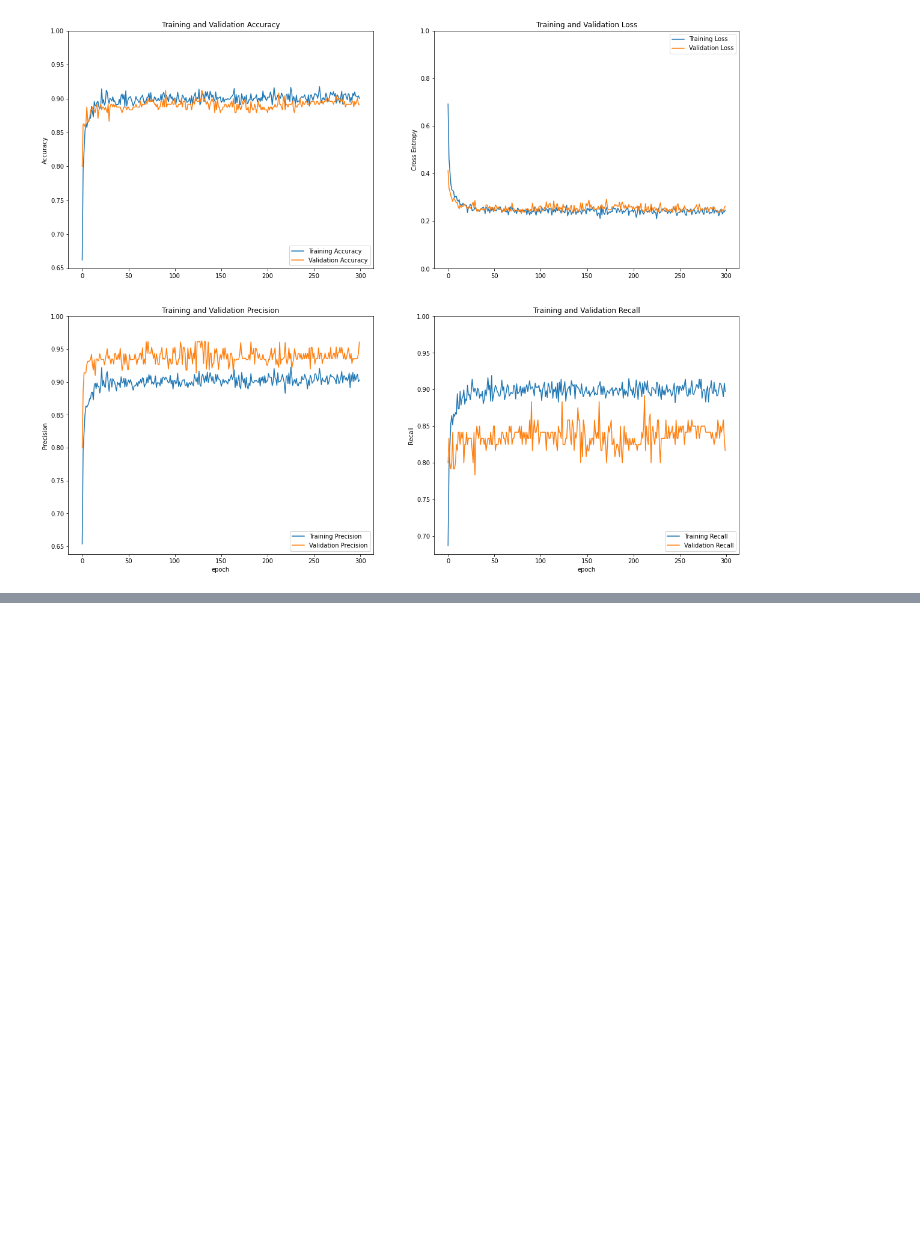
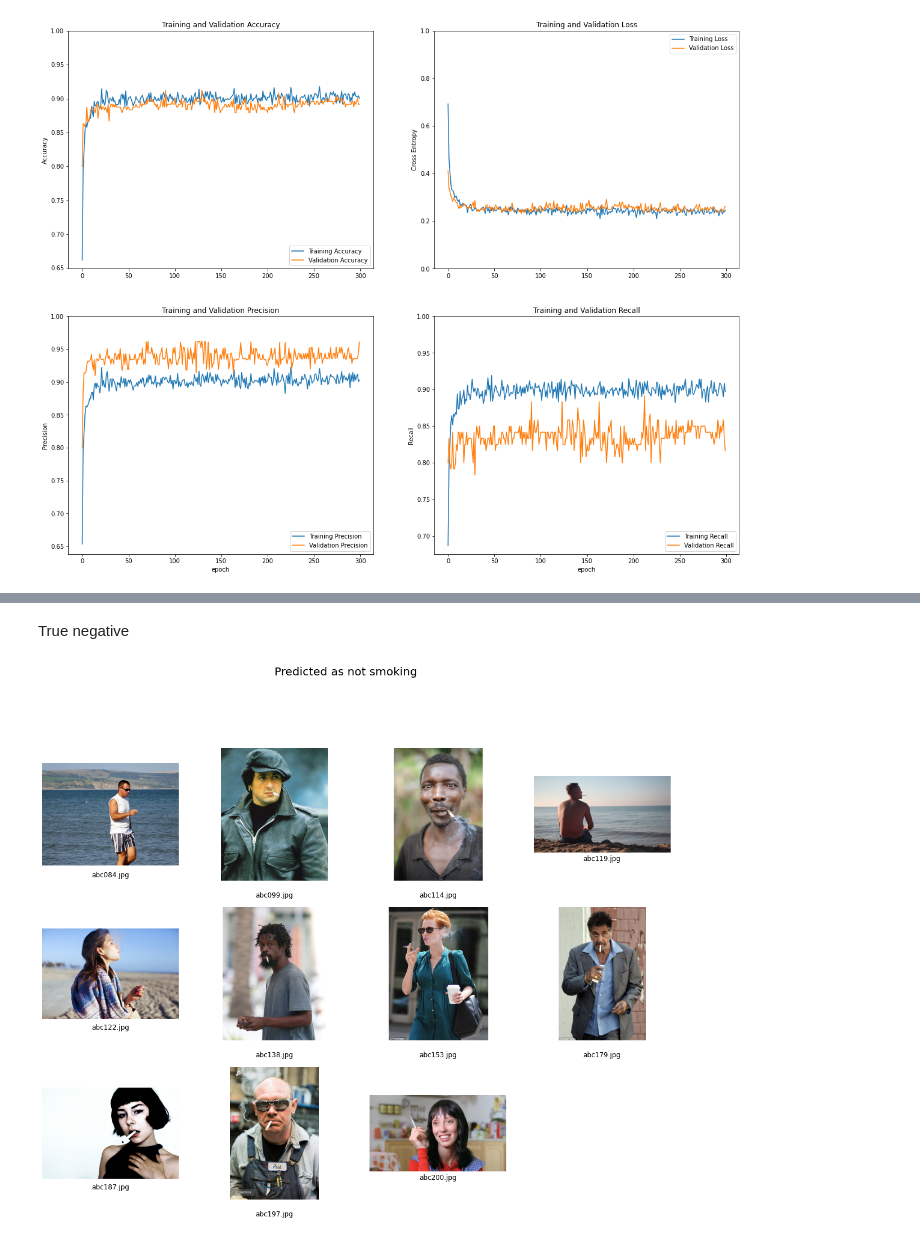
Before and after one commit to miqbalzidan/SmokingDetectionMnetV3, a Jupyter notebook: exp15.ipynb, the cells around one changed output, grey strips where cells are left out. Drawn from its saved outputs; the diff is of its cells as text; code cells hidden in the pictures; blank space fills up the shorter version.

Commit message:
experiment 16, prediction experiment 15
show prediction result on experiment 15

```diff
--- a/exp15.ipynb
+++ b/exp15.ipynb
@@ -340,0 +357,3 @@ plt.show()
+# %%
+model = tf.keras.models.load_model('Developed-model/exp15')
+model.summary()
@@ -340,0 +435,17 @@ plt.show()
+# %%
+smoke_list = os.listdir("./dataset_mendley_80/testing_data/smoking")
+notsmoke_list = os.listdir("./dataset_mendley_80/testing_data/notsmoking")
+# %%
+miss_predictions = []
+for i in range(len(smoke_list)):
+    imagedir = f"./dataset_mendley_80/testing_data/smoking/{smoke_list[i]}"
+
+    image = load_and_prep_image(imagedir)
+    image = model.predict(image)
+    result = class_names[int(tf.round(image)[0][0])]
+    if result == "notsmoking":
+        print(f"{imagedir} wrong prediction")
+        read = mpimg.imread(imagedir)
+        miss_predictions.append(imagedir)
+    else:
+        print(f"{imagedir} correctly predicted")
@@ -340,0 +470,13 @@ plt.show()
+# %% [markdown]
+True negative
+# %%
+plt.figure(figsize=(20, 20))
+plt.suptitle("Predicted as not smoking", fontsize=20)
+for i in range(len(miss_predictions)):
+  read = mpimg.imread(miss_predictions[i])
+  plt.subplot(4, 4, i + 1)
+  plt.title(miss_predictions[i][-10::], y=-0.15)
+  plt.imshow(read)
+  plt.axis("off")
+# %% [output]
+[figure, added]
```
Also changed, not shown: parts of 15 cells of this notebook, 10 other files.
